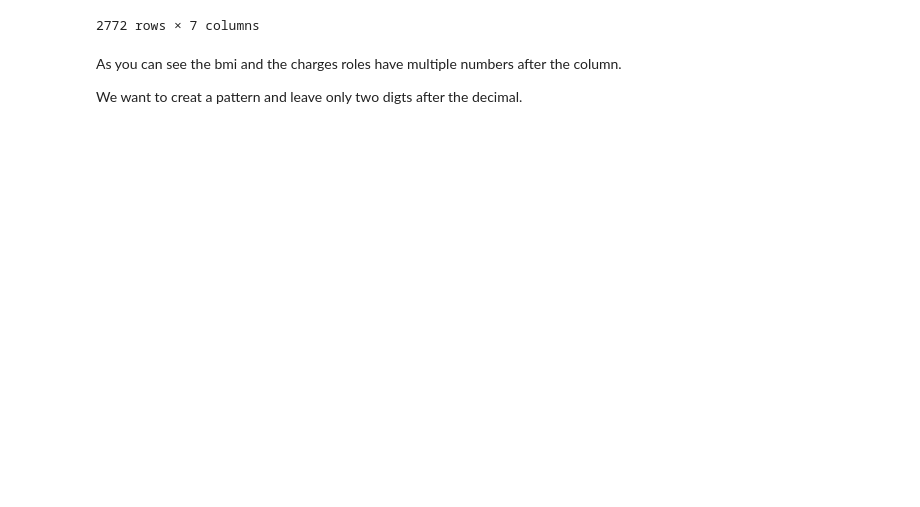
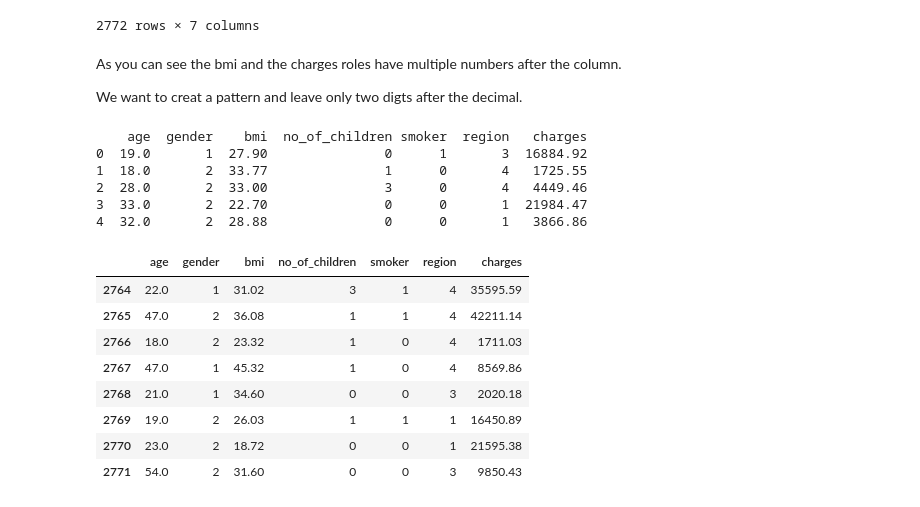
Before and after one commit to fernandes-s/insurance_cost_analysis, a Jupyter notebook: Insurance_Analysis.ipynb, the cells around one changed output. Saved outputs shown, nothing was run; the diff lists cells and outputs as text; code cells hidden in the pictures; blank space fills up the shorter version.

```diff
--- a/Insurance_Analysis.ipynb
+++ b/Insurance_Analysis.ipynb
@@ -268,3 +264,27 @@ df
 <p>As you can see the bmi and the charges roles have multiple numbers after the column.</p>
 
 <p>We want to creat a pattern and leave only two digts after the decimal.</p>
+# %%
+# Rounding up values
+df[["charges"]] = np.round(df[["charges"]],2)
+df[["bmi"]] = np.round(df[["bmi"]],2)
+print(df.head())
+# %% [output]
+    age  gender    bmi  no_of_children smoker  region   charges
+0  19.0       1  27.90               0      1       3  16884.92
+1  18.0       2  33.77               1      0       4   1725.55
+2  28.0       2  33.00               3      0       4   4449.46
+3  33.0       2  22.70               0      0       1  21984.47
+4  32.0       2  28.88               0      0       1   3866.86
+# %%
+df.tail(8)
+# %% [output]
+|  | age | gender | bmi | no_of_children | smoker | region | charges |
+| 2764 | 22.0 | 1 | 31.02 | 3 | 1 | 4 | 35595.59 |
+| 2765 | 47.0 | 2 | 36.08 | 1 | 1 | 4 | 42211.14 |
+| 2766 | 18.0 | 2 | 23.32 | 1 | 0 | 4 | 1711.03 |
+| 2767 | 47.0 | 1 | 45.32 | 1 | 0 | 4 | 8569.86 |
+| 2768 | 21.0 | 1 | 34.60 | 0 | 0 | 3 | 2020.18 |
+| 2769 | 19.0 | 2 | 26.03 | 1 | 1 | 1 | 16450.89 |
+| 2770 | 23.0 | 2 | 18.72 | 0 | 0 | 1 | 21595.38 |
+| 2771 | 54.0 | 2 | 31.60 | 0 | 0 | 3 | 9850.43 |
```
Also changed, not shown: parts of 26 cells of this notebook.
